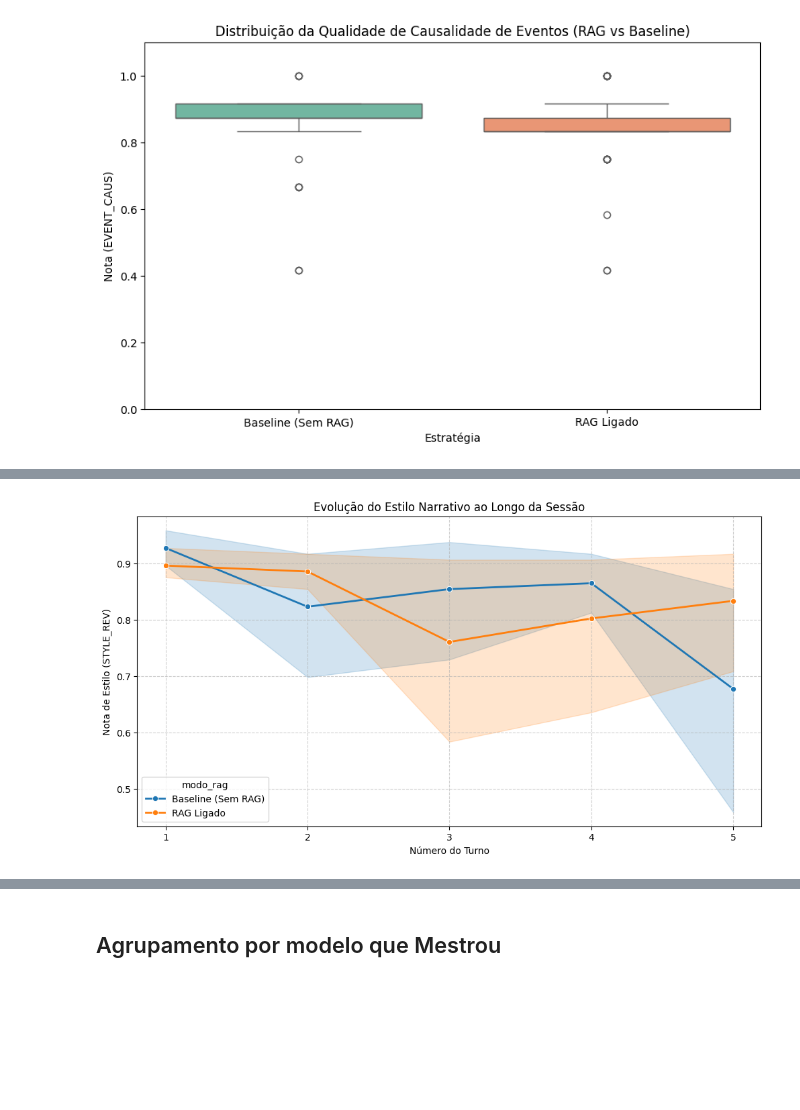
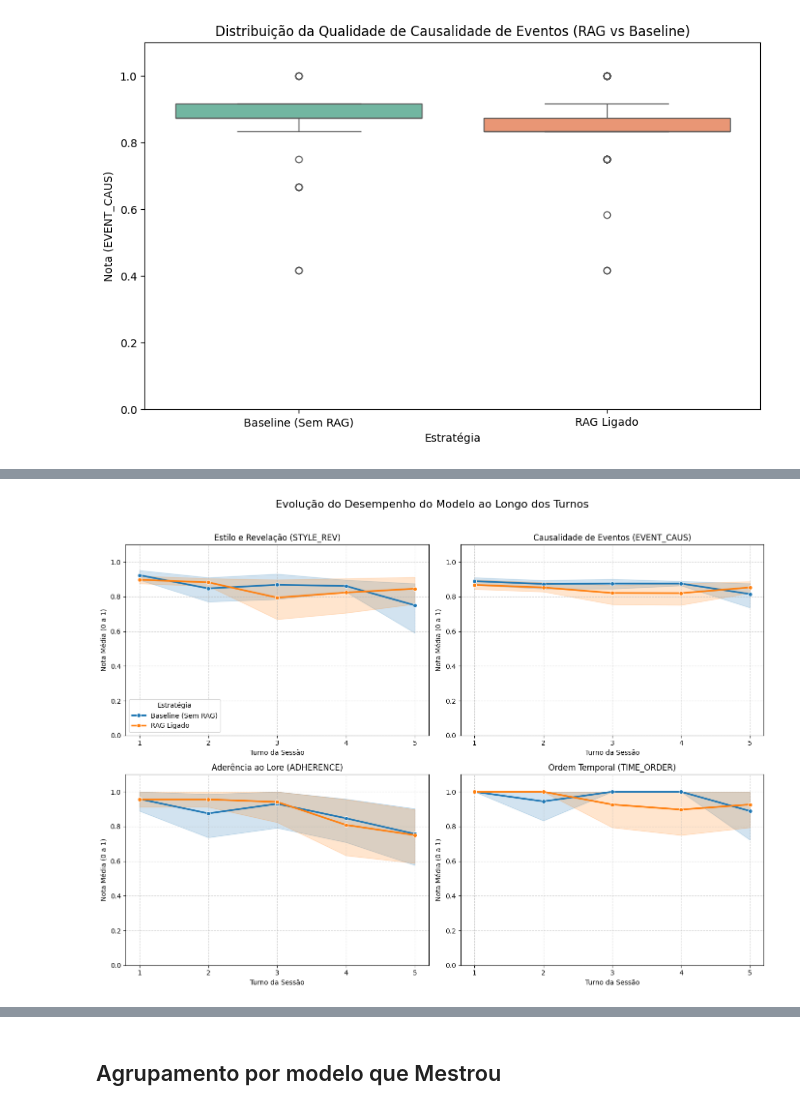
Before and after one commit to CarlosFranchN/gm-bot-tcc, a Jupyter notebook: main.ipynb, the cells around one changed output, grey strips where cells are left out. Cells and saved outputs as stored; diff of their text form; code cells hidden in the pictures; blank space fills up the shorter version.

```diff
--- a/main.ipynb
+++ b/main.ipynb
@@ -65,13 +78,36 @@ Passing `palette` without assigning `hue` is deprecated and will be removed in v
 # %%
-plt.figure(figsize=(12, 6))
-# O Seaborn automaticamente calcula a média por turno e desenha uma margem de erro (intervalo de confiança)
-sns.lineplot(data=df, x='turno', y='style_rev', hue='modo_rag', marker='o', linewidth=2)
+lista = ["style_rev", "event_caus", "adherence", "time_order"]
+titulos = ["Estilo e Revelação", "Causalidade de Eventos", "Aderência ao Lore", "Ordem Temporal"]
 
-plt.title('Evolução do Estilo Narrativo ao Longo da Sessão')
-plt.ylabel('Nota de Estilo (STYLE_REV)')
-plt.xlabel('Número do Turno')
-plt.xticks(range(1, df['turno'].max() + 1)) # Garante que os números no eixo X sejam inteiros
-plt.grid(True, linestyle='--', alpha=0.6)
+# Cria uma figura grande com 2 linhas e 2 colunas
+fig, axes = plt.subplots(2, 2, figsize=(14, 10))
+axes = axes.flatten() # Transforma a matriz 2x2 numa lista simples para facilitar o loop
+
+# Define os turnos baseados nos seus dados
+turnos_unicos = sorted(df['turno'].unique())
+
+for i, metrica in enumerate(lista):
+    # Passamos ax=axes[i] para dizer em qual "quadradinho" o gráfico vai ser desenhado
+    sns.lineplot(data=df, x='turno', y=metrica, hue='modo_rag', marker='o', linewidth=2.5, ax=axes[i])
+
+    axes[i].set_title(f'{titulos[i]} ({metrica.upper()})', fontsize=12)
+    axes[i].set_xlabel('Turno da Sessão')
+    axes[i].set_ylabel('Nota Média (0 a 1)')
+    axes[i].set_xticks(turnos_unicos)
+    axes[i].set_ylim(0, 1.1)
+    axes[i].grid(True, linestyle='--', alpha=0.6)
+
+    # Remove as legendas individuais de todos, exceto do primeiro, para não poluir
+    if i == 0:
+        axes[i].legend(title="Estratégia")
+    else:
+        if axes[i].get_legend() is not None:
+            axes[i].get_legend().remove()
+
+# Dá um título geral para a imagem inteira
+plt.suptitle('Evolução do Desempenho do Modelo ao Longo dos Turnos', fontsize=16, y=1.02)
+
+plt.tight_layout()
 plt.show()
 # %% [output]
-[figure, old version]
+[figure, new version]
```
Also changed, not shown: parts of 14 cells of this notebook, 26 other files.
